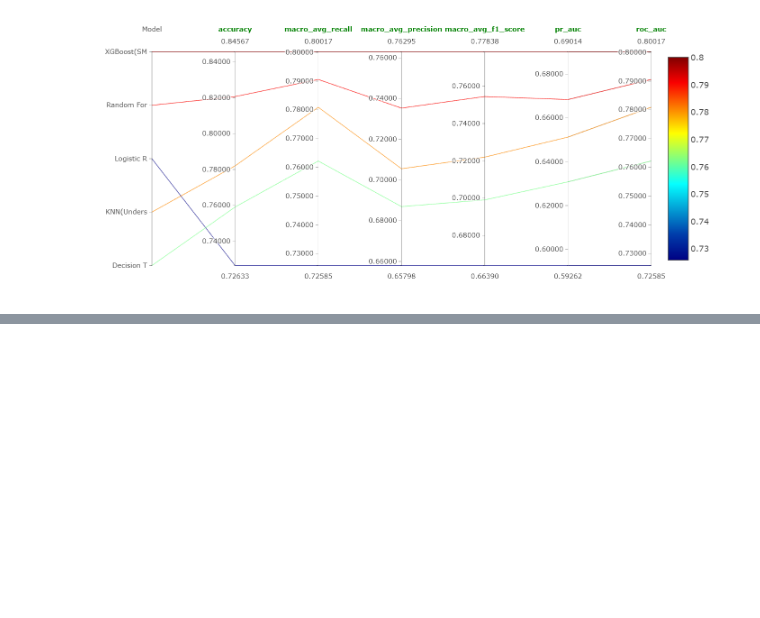
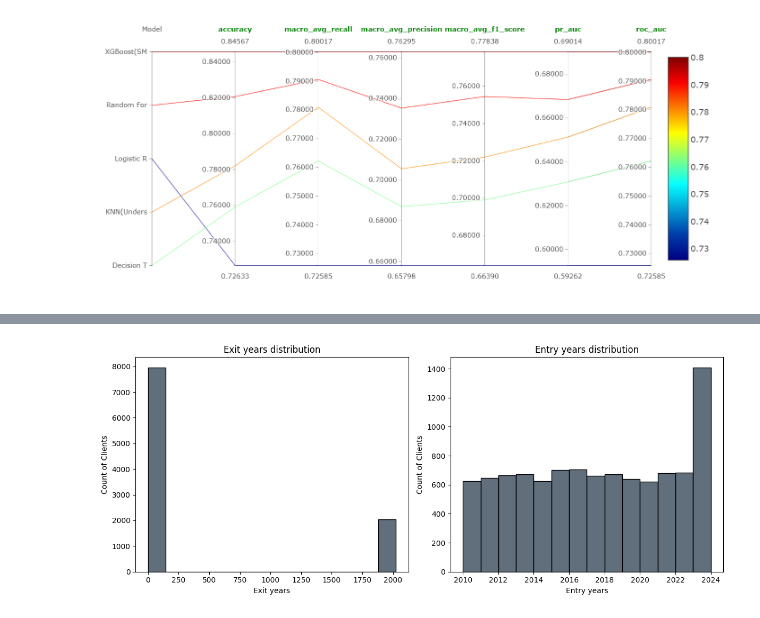
Before and after one commit to Abderrahmane-Chafi/BankCustomerChurnAnalysis, a Jupyter notebook: notebook794dc85e40.ipynb, the cells around one changed output, grey strips where cells are left out. Drawn from its saved outputs; the diff is of its cells as text; code cells hidden in the pictures; blank space fills up the shorter version.

Commit message:
Added part II - trying to predict the year a customer might churn

```diff
--- a/notebook794dc85e40.ipynb
+++ b/notebook794dc85e40.ipynb
@@ -1406,0 +1385,2 @@ XGBOOST_SMOTE.get_params()
+# %%
+df=pd.read_csv("/kaggle/input/updated-churndataset/client_data.csv")
@@ -1406,0 +1407,10 @@ XGBOOST_SMOTE.get_params()
+# %%
+# Fill NaN values with a specific value, e.g., 0
+df['ExitYear'] = df['ExitYear'].fillna(0)
+
+# Alternatively, replace infinite values with a specific value, e.g., 0
+df['ExitYear'] = df['ExitYear'].replace([float('inf'), -float('inf')], 0)
+
+# Convert the column to integer
+df['ExitYear'] = df['ExitYear'].astype('int')
+df['ExitYear']
@@ -1406,0 +1446,19 @@ XGBOOST_SMOTE.get_params()
+# %%
+fig, axes = plt.subplots(1, 2, figsize=(12, 5)) #creates a figure (fig) and a grid of subplots (axes) with 2 rows and 2 columns.
+
+columns = ["ExitYear", "EntryYear"]
+
+titles = ["Exit years", "Entry years"]
+
+
+for ax, column, title in zip(axes.flatten(), columns, titles):#axes.flatten() converts the 2x3 grid of axes into a 1D array so that we can iterate over it easily.
+    sns.histplot(x=df[column],ax=ax,bins=14,color='#2c3e50')
+    ax.set_title(f"{title} distribution", loc='center')
+    ax.set_xlabel(title)
+    ax.set_ylabel("Count of Clients")
+# Adjust layout to prevent overlap
+plt.tight_layout()
+
+plt.show()
+# %% [output]
+[figure, added]
```
Also changed, not shown: parts of 25 cells of this notebook, 3 other files.
